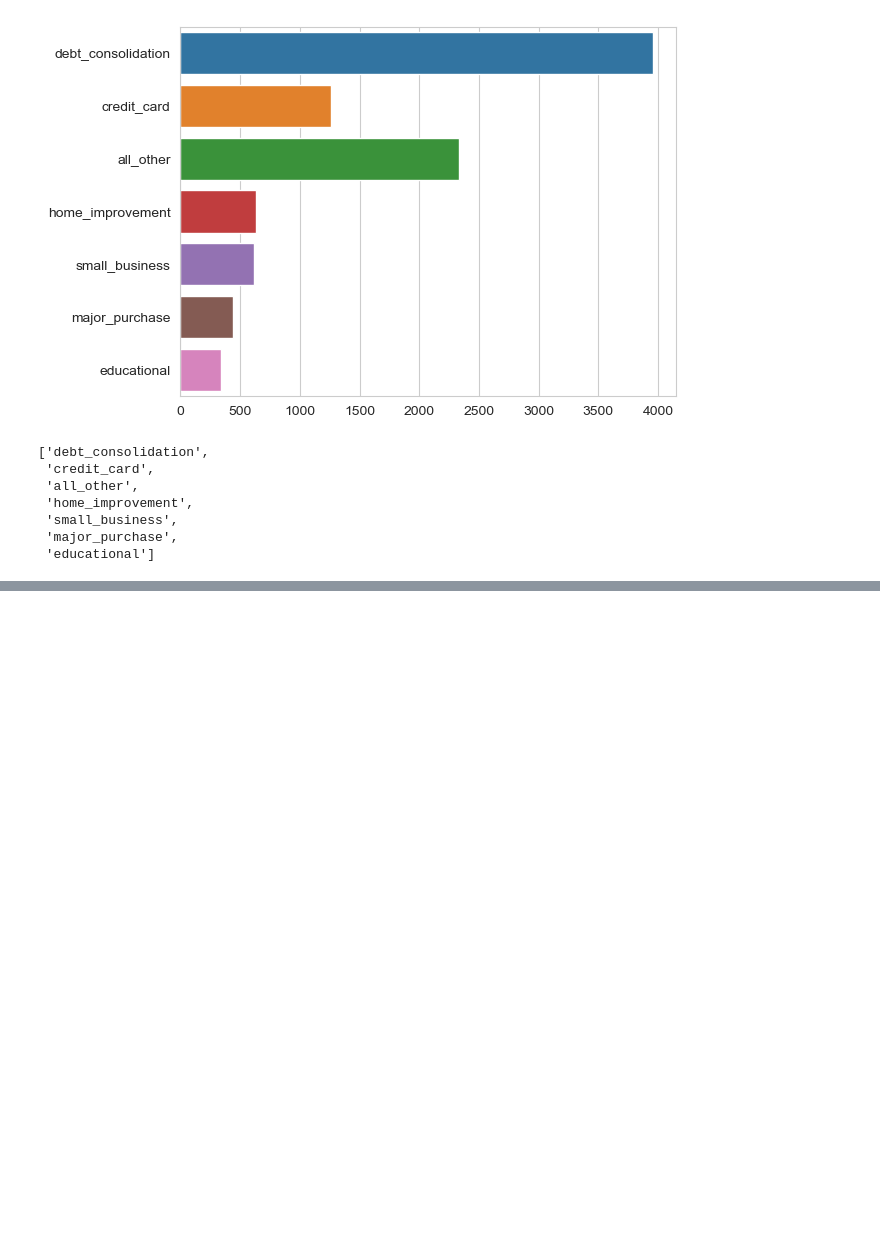
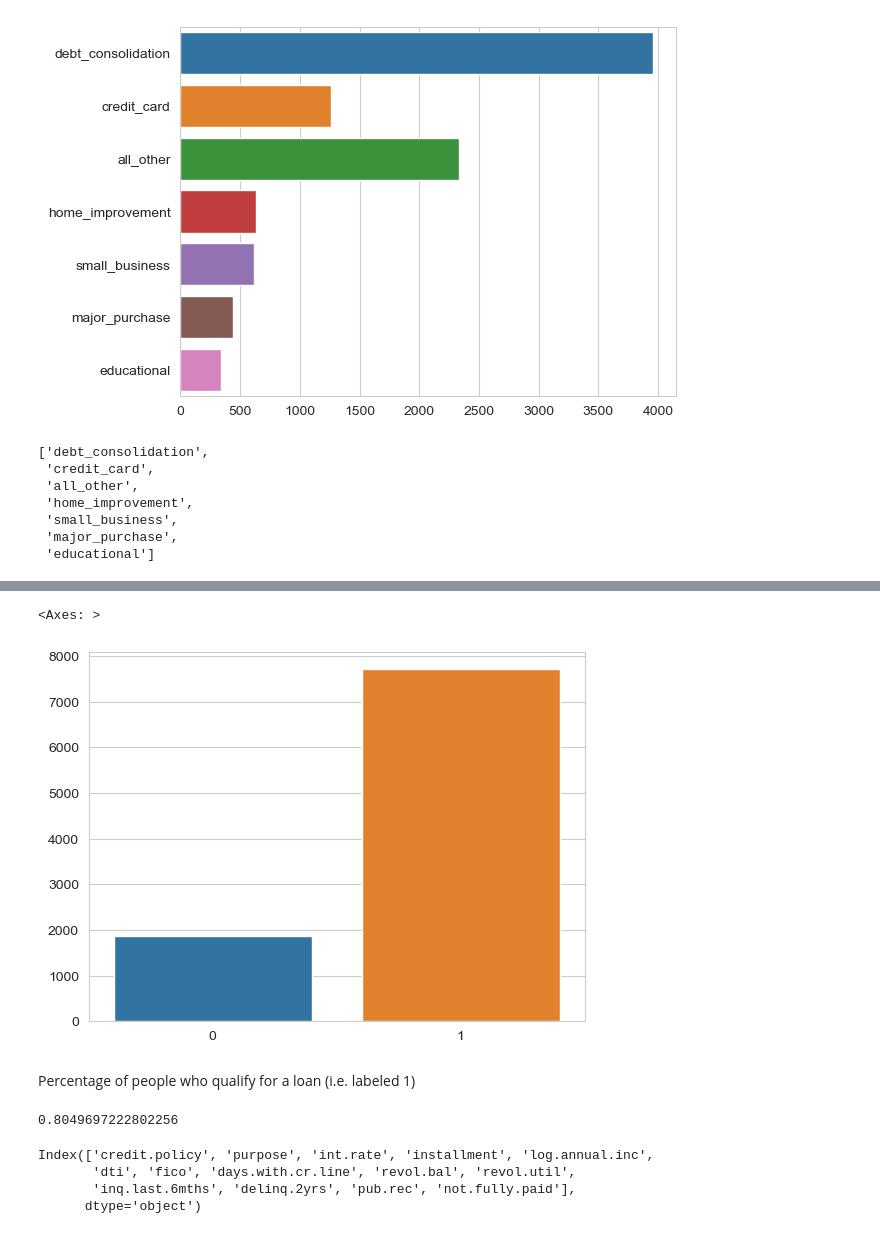
Before and after one commit to bpow139/loan-prediction-project, a Jupyter notebook: Drew/Drew_EDA_Loan.ipynb, the cells around one changed output, grey strips where cells are left out. Saved outputs shown, nothing was run; the diff lists cells and outputs as text; code cells hidden in the pictures; blank space fills up the shorter version.

```diff
--- a/Drew/Drew_EDA_Loan.ipynb
+++ b/Drew/Drew_EDA_Loan.ipynb
@@ -88,0 +94,7 @@ names
+# %%
+credit_policy_dict={}
+for value in loan['credit.policy']:
+    if value not in credit_policy_dict:
+        credit_policy_dict[value] = 1
+    else:
+        credit_policy_dict[value] = credit_policy_dict[value] + 1
@@ -88,0 +105,21 @@ names
+# %%
+credit_policy_outcomes = list(credit_policy_dict.keys())
+credit_policy_values = list(credit_policy_dict.values())
+# %%
+sns.barplot(x = credit_policy_outcomes, y = credit_policy_values)
+# %% [output]
+<Axes: >
+[figure, added]
+# %% [markdown]
+Percentage of people who qualify for a loan (i.e. labeled 1)
+# %%
+credit_policy_dict[1]/(credit_policy_dict[0]+credit_policy_dict[1])
+# %% [output]
+0.8049697222802256
+# %%
+loan.columns
+# %% [output]
+Index(['credit.policy', 'purpose', 'int.rate', 'installment', 'log.annual.inc',
+       'dti', 'fico', 'days.with.cr.line', 'revol.bal', 'revol.util',
+       'inq.last.6mths', 'delinq.2yrs', 'pub.rec', 'not.fully.paid'],
+      dtype='object')
```
Also changed, not shown: parts of 11 cells of this notebook.
